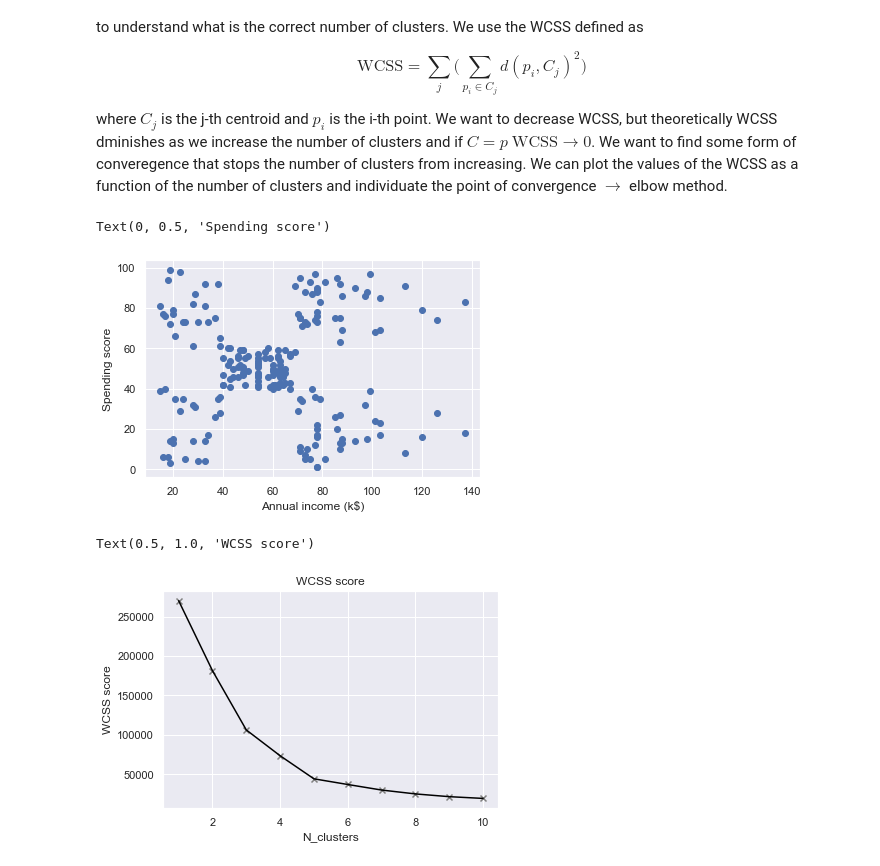
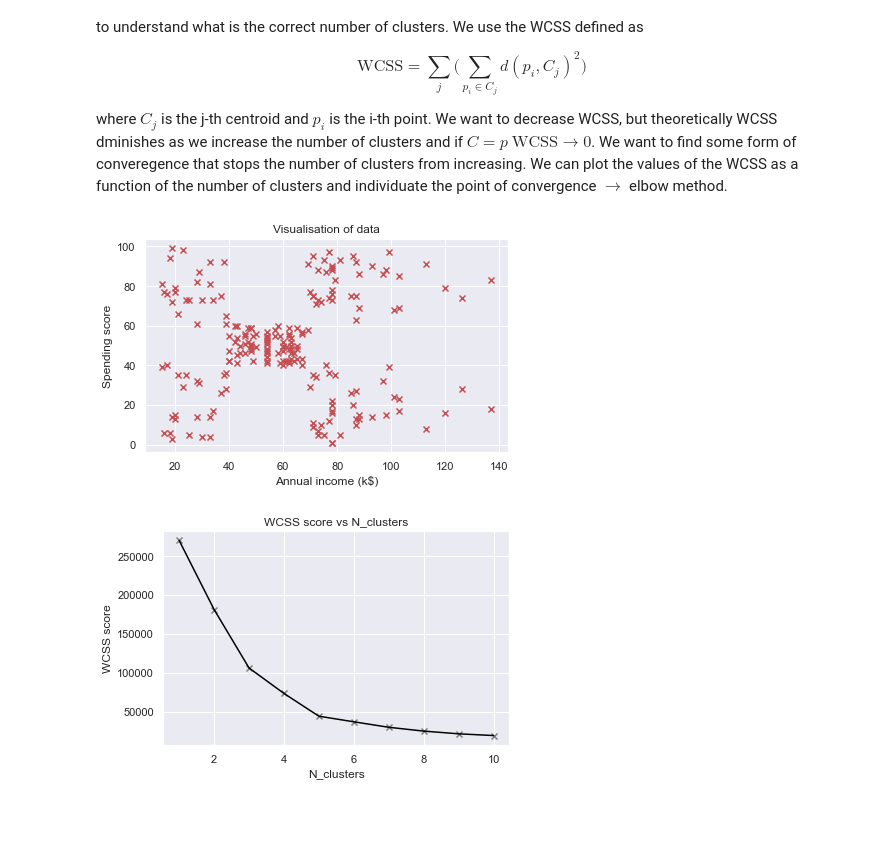
Before and after one commit to JacquesLeen/MachineLearningProjects, a Jupyter notebook: ML - Clustering.ipynb, the cells around one changed output. Drawn from its saved outputs; the diff is of its cells as text; code cells hidden in the pictures; blank space fills up the shorter version.

```diff
--- a/ML - Clustering.ipynb
+++ b/ML - Clustering.ipynb
@@ -36,20 +36,21 @@ import matplotlib.pyplot as plt
 import pandas as pd
 import seaborn; seaborn.set()
 # %%
-#================================================Import a dataset
+#===========================IMPORT AND VISUAL==============================#
 dataset = pd.read_csv('Part 4 - Clustering/Section 24 - K-Means Clustering/Mall_Customers.csv') #name of the dataset
 X = dataset.iloc[:,-2:].values
 # we want to understand and identify the behaviour of the set of customers according to the features reported into the dataset. We create a dependent variable and we assign that to the elements of the dataset according to the features. We are only interested in how annula income and spending score influence the pattern... we therefore cancel other feature
 
-plt.scatter(X[:,0], X[:,1])
+plt.scatter(X[:,0], X[:,1], marker='x', c='r')
 plt.xlabel('Annual income (k$)')
 plt.ylabel('Spending score')
 plt.title('Visualisation of data')
+plt.tight_layout()
+plt.savefig('Part 4 - Clustering/Section 24 - K-Means Clustering/Init_Data_Vis.jpg', dpi=199)
 # %% [output]
-Text(0, 0.5, 'Spending score')
-[figure, old version]
+[figure, new version]
 # %%
-#================================================Elbow Method
+#===========================ELBOW METHOD==============================#
 from sklearn.cluster import KMeans
 
 WCSS = []
@@ -61,6 +62,7 @@ plt.scatter(np.arange(1,11), WCSS, c='grey', marker='x')
 plt.xlabel('N_clusters')
 plt.ylabel('WCSS score')
 plt.title('WCSS score vs N_clusters')
+plt.tight_layout()
+plt.savefig('Part 4 - Clustering/Section 24 - K-Means Clustering/WCSS_score.jpg', dpi=199)
 # %% [output]
-Text(0.5, 1.0, 'WCSS score')
-[figure, old version]
+[figure, new version]
```
Also changed, not shown: parts of 3 cells of this notebook, 1 other file.
